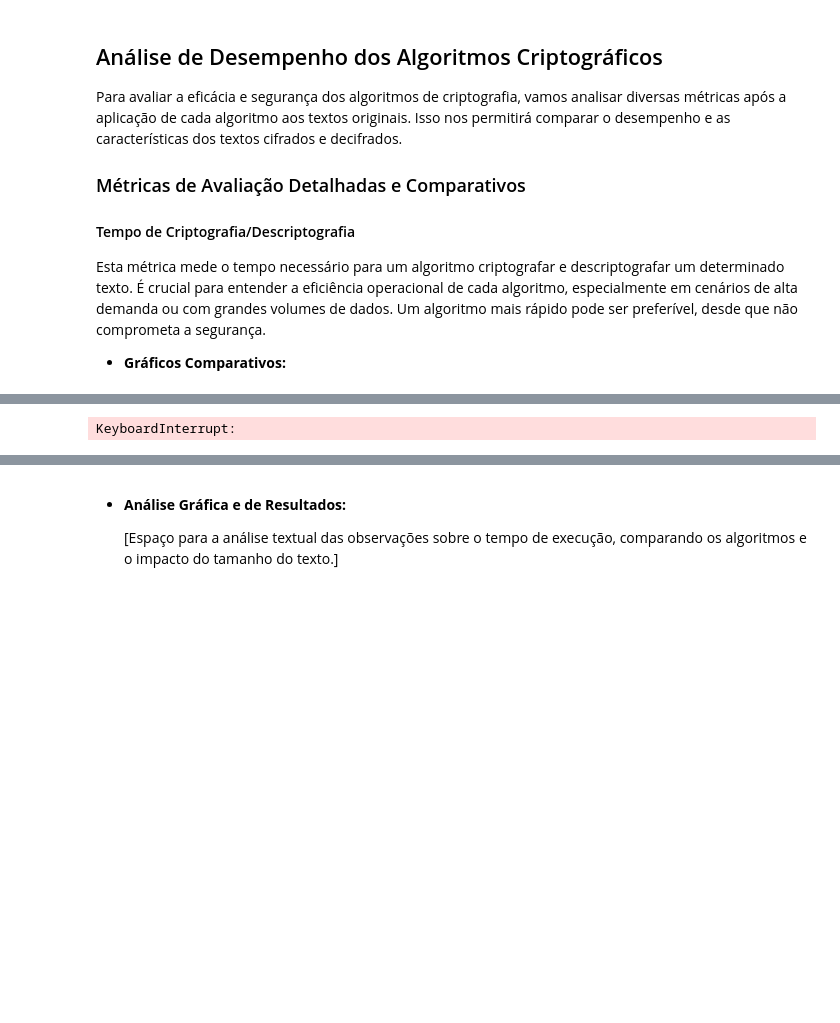
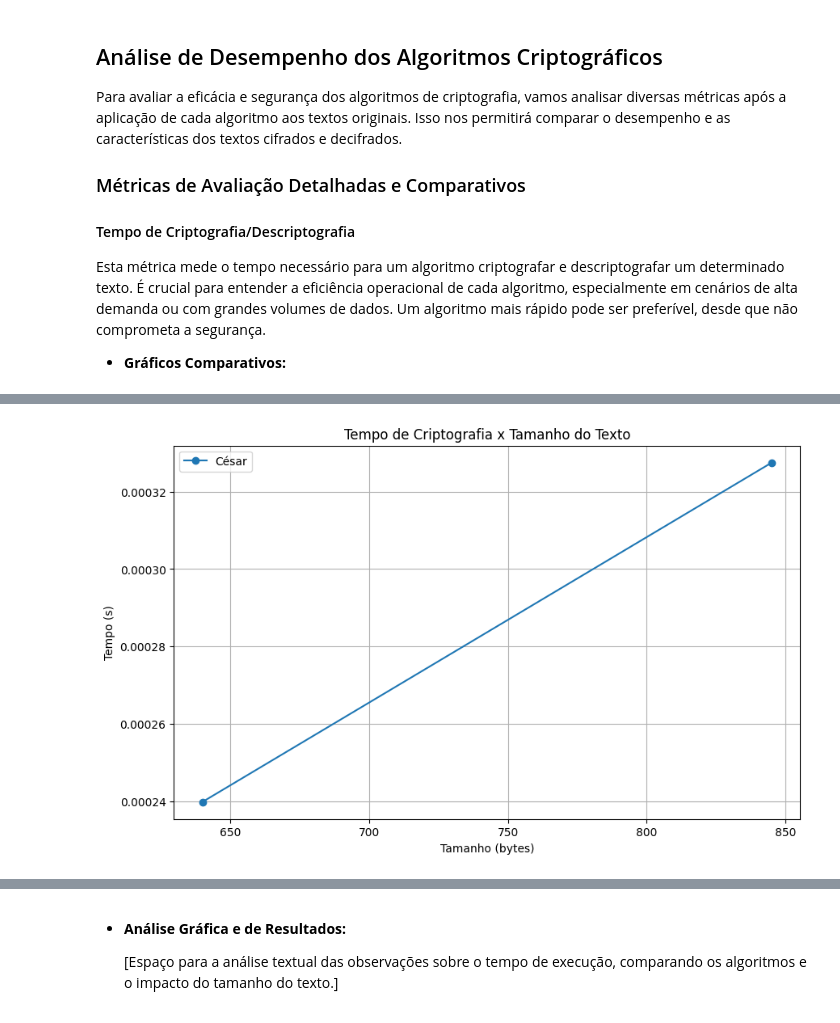
Before and after one commit to RaphaellaRoma/Criptoataques, a Jupyter notebook: criptoataques.ipynb, the cells around one changed output, grey strips where cells are left out. Saved outputs shown, nothing was run; the diff lists cells and outputs as text; code cells hidden in the pictures; blank space fills up the shorter version.

```diff
--- a/criptoataques.ipynb
+++ b/criptoataques.ipynb
@@ -214,17 +251,30 @@ algoritmos_combinados = {
 # %%
-def plot_comparativo_tempo(comparacao):
-    plt.figure(figsize=(8,5))
-    for alg, dados in comparacao.items():
-        plt.plot(dados["tamanho"], dados["tempo"], marker="o", label=alg)
+def plot_tempo_cifra(comparacao):
+    """
+    Gera o gráfico de Tempo de Criptografia x Tamanho do Texto.
+
+    Args:
+        comparacao (dict): Dicionário aninhado de resultados.
+    """
+    plt.figure(figsize=(10, 6))
+
+    for nome_alg, resultados_alg in comparacao.items():
+        tamanhos = []
+        tempos_cifra = []
+
+        for dados_texto in resultados_alg.values():
+            tamanhos.append(dados_texto["tamanho"])
+            tempos_cifra.append(dados_texto["tempo_cifra"])
+
+        plt.plot(tamanhos, tempos_cifra, marker="o", label=nome_alg)
 
     plt.title("Tempo de Criptografia x Tamanho do Texto")
     plt.xlabel("Tamanho (bytes)")
     plt.ylabel("Tempo (s)")
     plt.legend()
     plt.grid(True)
     plt.show()
 
-comparacao = comparar_algoritmos(textos, algoritmos_combinados)
-plot_comparativo_tempo(comparacao)
+plot_tempo_cifra(comparacao)
 # %% [output]
-KeyboardInterrupt:
+[figure, added]
```
Also changed, not shown: parts of 7 cells of this notebook, 8 other files.
